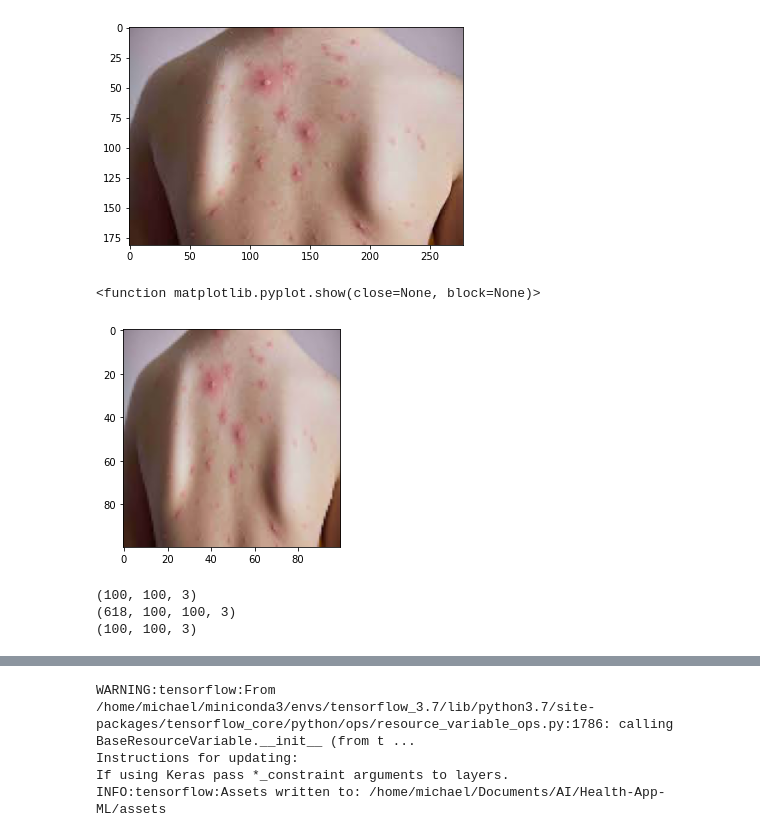
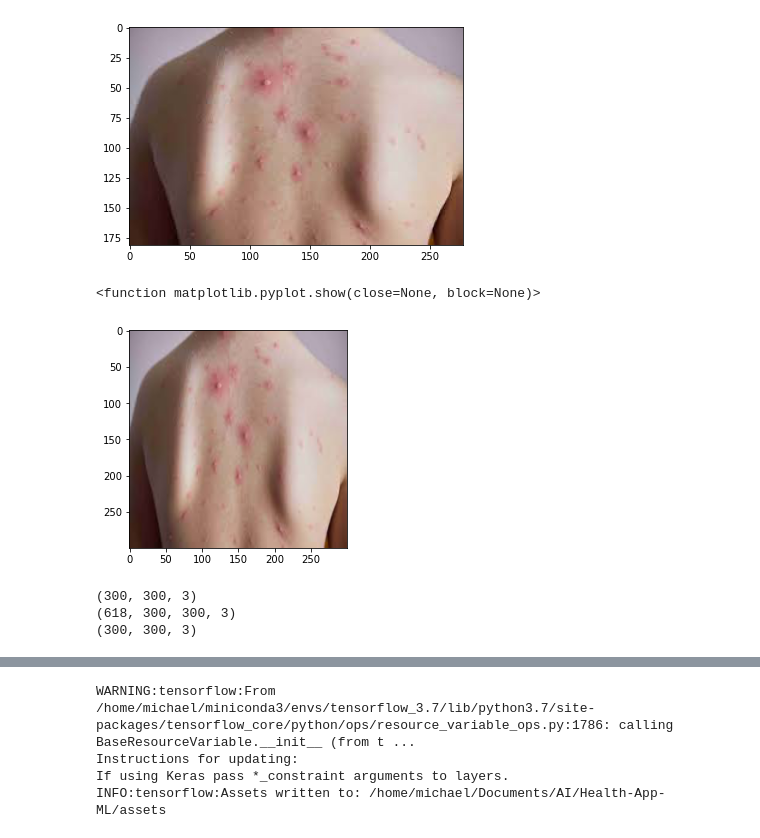
Before and after one commit to AndrewAMur/Health-App-ML, a Jupyter notebook: Health Model Project.ipynb, the cells around one changed output, grey strips where cells are left out. Saved outputs shown, nothing was run; the diff lists cells and outputs as text; code cells hidden in the pictures.

```diff
--- a/Health Model Project.ipynb
+++ b/Health Model Project.ipynb
@@ -33,14 +33,14 @@ for Category in Categories:
 /home/michael/Documents/AI/Health-App-ML/Chickenpox
 [figure]
 # %%
-IMG_SIZE = 100
+IMG_SIZE = 300
 
 new_array = cv2.resize(rgb_image, (IMG_SIZE, IMG_SIZE))
 plt.imshow(new_array)
 plt.show
 # %% [output]
 <function matplotlib.pyplot.show(close=None, block=None)>
-[figure, old version]
+[figure, new version]
 # %%
 def create_training_data(Datadir, Categories, IMG_SIZE):
     training_data = []
@@ -74,9 +74,9 @@ y = np.array(y)
 print(X.shape)
 print(X.shape[1:])
 # %% [output]
-(100, 100, 3)
-(618, 100, 100, 3)
-(100, 100, 3)
+(300, 300, 3)
+(618, 300, 300, 3)
+(300, 300, 3)
 # %%
 #pickle_out = open("x.pickle", "wb")
 #pickle.dump = (X, pickle_out)
```
Also changed, not shown: parts of 3 cells of this notebook, 3 other files.
